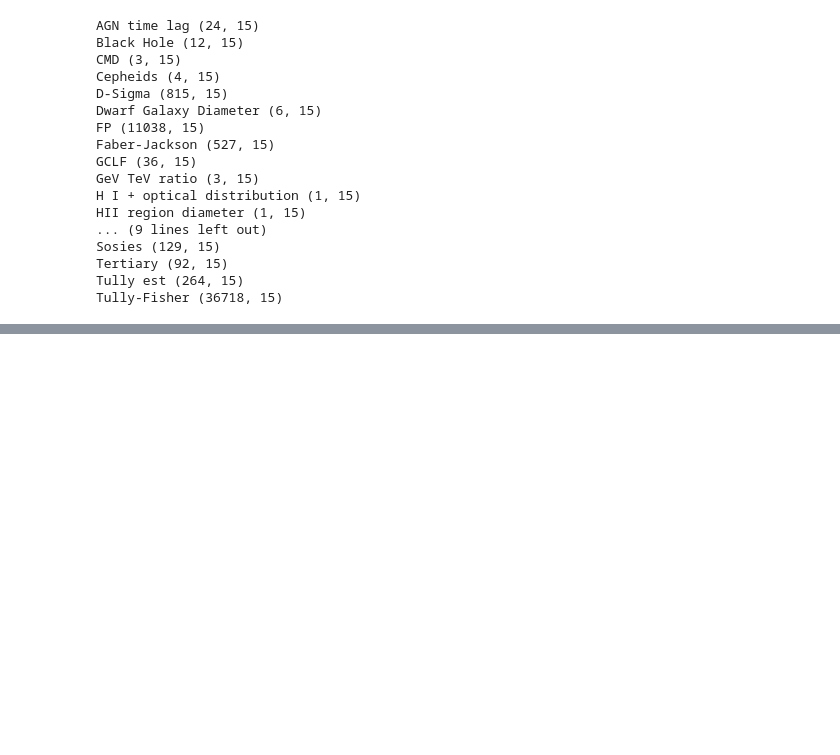
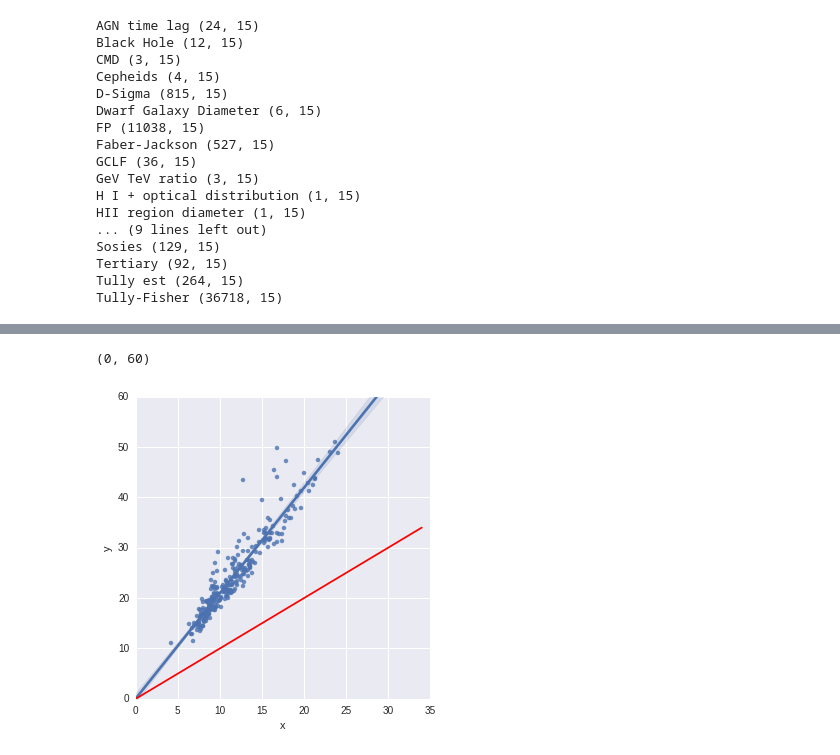
Before and after one commit to saint-germain/anisotropias, a Jupyter notebook: bootstrap sampling.ipynb, the cells around one changed output, grey strips where cells are left out. Saved outputs shown, nothing was run; the diff lists cells and outputs as text; code cells hidden in the pictures; blank space fills up the shorter version.

```diff
--- a/bootstrap sampling.ipynb
+++ b/bootstrap sampling.ipynb
@@ -82,0 +152,17 @@ errlist.shape
+# %%
+# mean vs. mean reported distance
+x=errlist[(errlist[:,0]!=0)][:,3]
+y=errlist[(errlist[:,0]!=0)][:,1]
+df5=pd.DataFrame({'x' : x, 'y': y})
+sns.lmplot(x="x", y="y", data=df5)
+#aaa=200
+#plt.plot(range(aaa),range(aaa),c='r')
+#plt.xlabel(r"$D_E$")
+#plt.ylabel(r"$D (50\%)$")
+aaa=35
+plt.plot(range(aaa),range(aaa),c='r')
+plt.xlim(0,aaa)
+plt.ylim(0,60)
+# %% [output]
+(0, 60)
+[figure, added]
```
Also changed, not shown: parts of 36 cells of this notebook.
